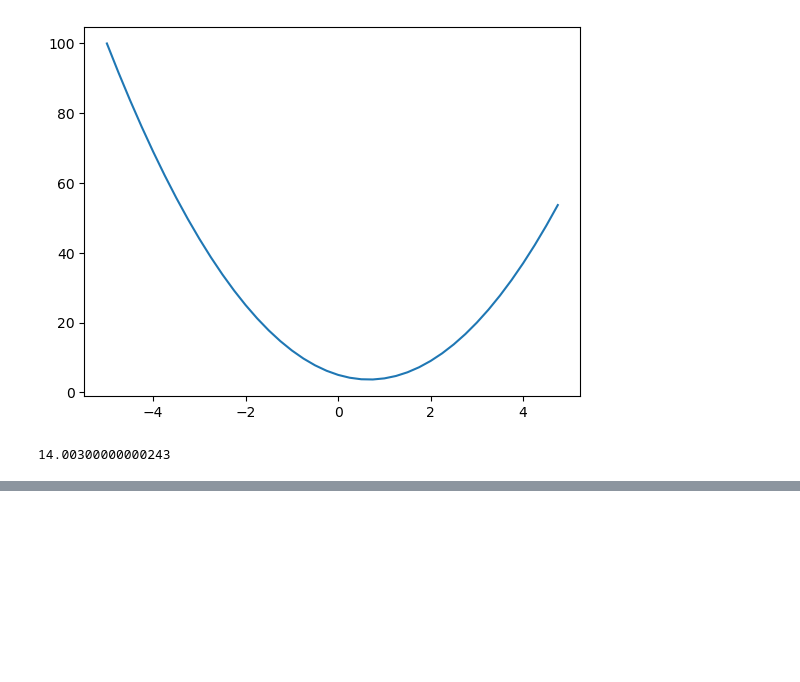
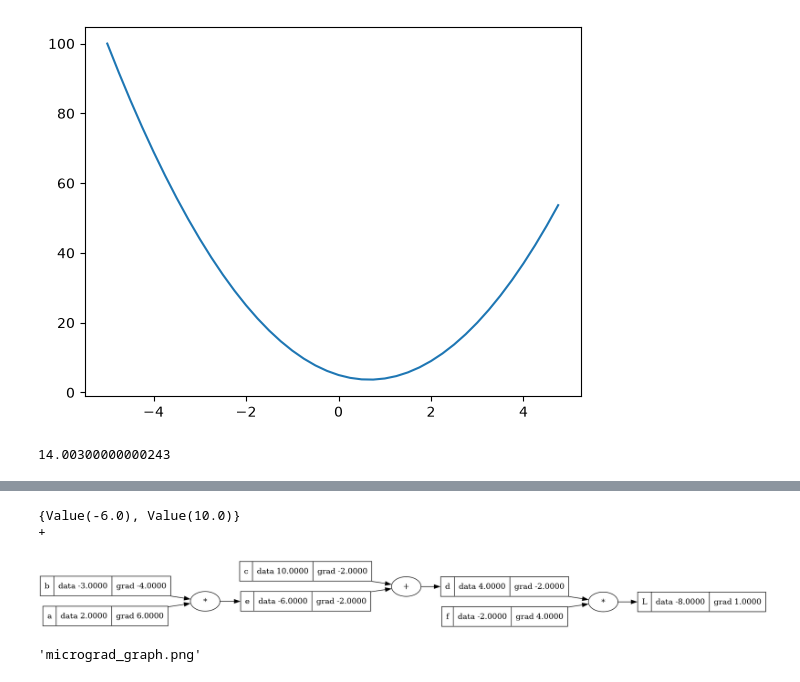
Before and after one commit to joaocosta/neural-networks-hero-to-zero, a Jupyter notebook: lectures/01-micrograd/notebook/Lecture 1 - Intro to micrograd.ipynb, the cells around one changed output, grey strips where cells are left out. Cells and saved outputs as stored; diff of their text form; code cells hidden in the pictures; blank space fills up the shorter version.

```diff
--- a/lectures/01-micrograd/notebook/Lecture 1 - Intro to micrograd.ipynb
+++ b/lectures/01-micrograd/notebook/Lecture 1 - Intro to micrograd.ipynb
@@ -45,0 +111,78 @@ f(x+h)-f(x)
+# %%
+class Value:
+
+  def __init__(self, data, children = (), _op='', label = ''):
+    self.data = data
+    self.grad = 0
+    self._prev = set(children)
+    self._op = _op
+    self.label = label
+
+  def __repr__(self):
+    return f"Value({self.data})"
+
+  def __add__(self, other):
+        out = Value(self.data + other.data, (self, other), '+')
+        return out
+
+  def __mul__(self, other):
+        out = Value(self.data * other.data, (self, other), '*')
+        return out
+
+a=Value(2.0, label = 'a')
+b=Value(-3.0, label = 'b')
+c=Value(10.0, label = 'c')
+e = a*b; e.label = 'e'
+d=e+c; d.label = 'd'
+f = Value(-2.0, label = 'f')
+L = d * f; L.label = 'L'
+print(d._prev)
+print(d._op)
+# %% [output]
+{Value(-6.0), Value(10.0)}
++
+# %%
+from graphviz import Digraph
+
+def trace(root):
+    nodes, edges = set(), set()
+    def build(v):
+        if v not in nodes:
+            nodes.add(v)
+            for child in v._prev:
+                edges.add((child,v))
+                build(child)
+    build(root)
+    return nodes, edges
+
+def draw_dot(root):
+
+    dot = Digraph(format='svg', graph_attr={'rankdir': 'LR'}) #LR = left to right
+
+    nodes, edges = trace(root)
+    for n in  nodes:
+        uid = str(id(n))
+        dot.node(name = uid, label = "{ %s | data %.4f | grad %.4f }" % (n.label, n.data, n.grad), shape = 'record')
+        if n._op:
+            dot.node(name=uid + n._op, label = n._op)
+            dot.edge(uid + n._op, uid)
+
+    for n1, n2 in edges:
+        dot.edge(str(id(n1)), str(id(n2)) + n2._op)
+
+    return dot
+# %%
+from IPython.display import Image, display
+L.grad=1
+d.grad=-2
+f.grad=4
+c.grad=-2
+e.grad=-2
+a.grad=6
+b.grad=-4
+dot = draw_dot(L)
+display(Image(data=dot.pipe(format="png")))
+dot.render("micrograd_graph", format="png", cleanup=True)
+# %% [output]
+[figure, added]
+'micrograd_graph.png'
```
Also changed, not shown: parts of 4 cells of this notebook, 7 other files.
